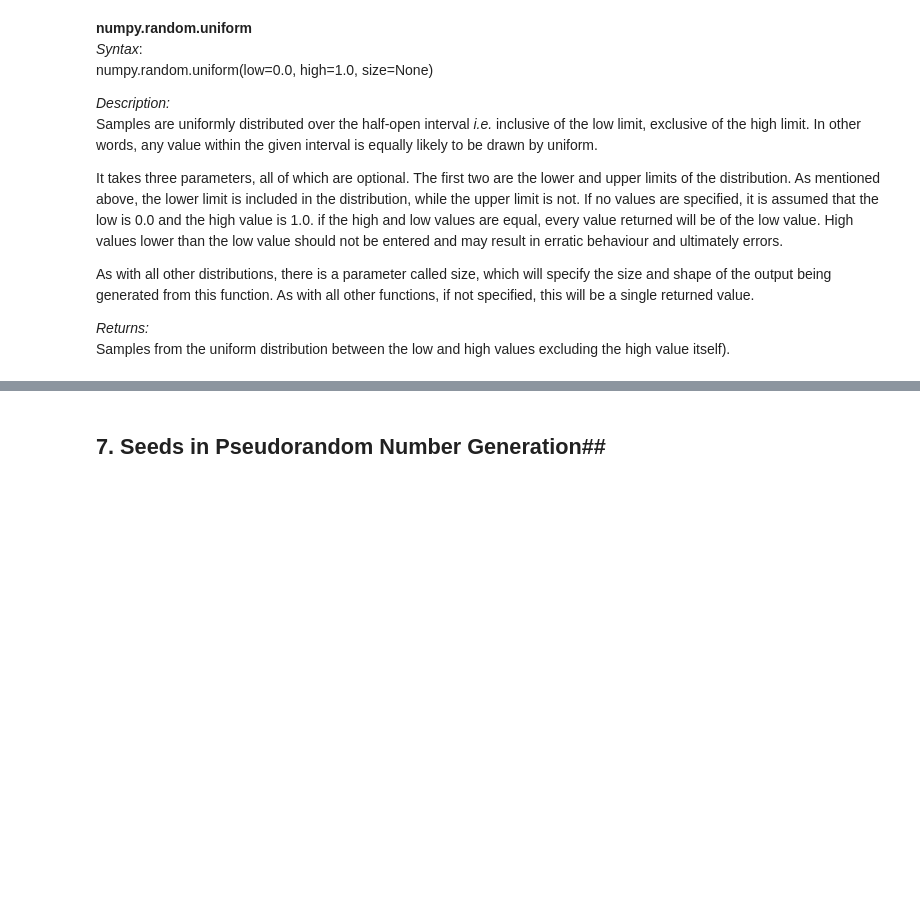
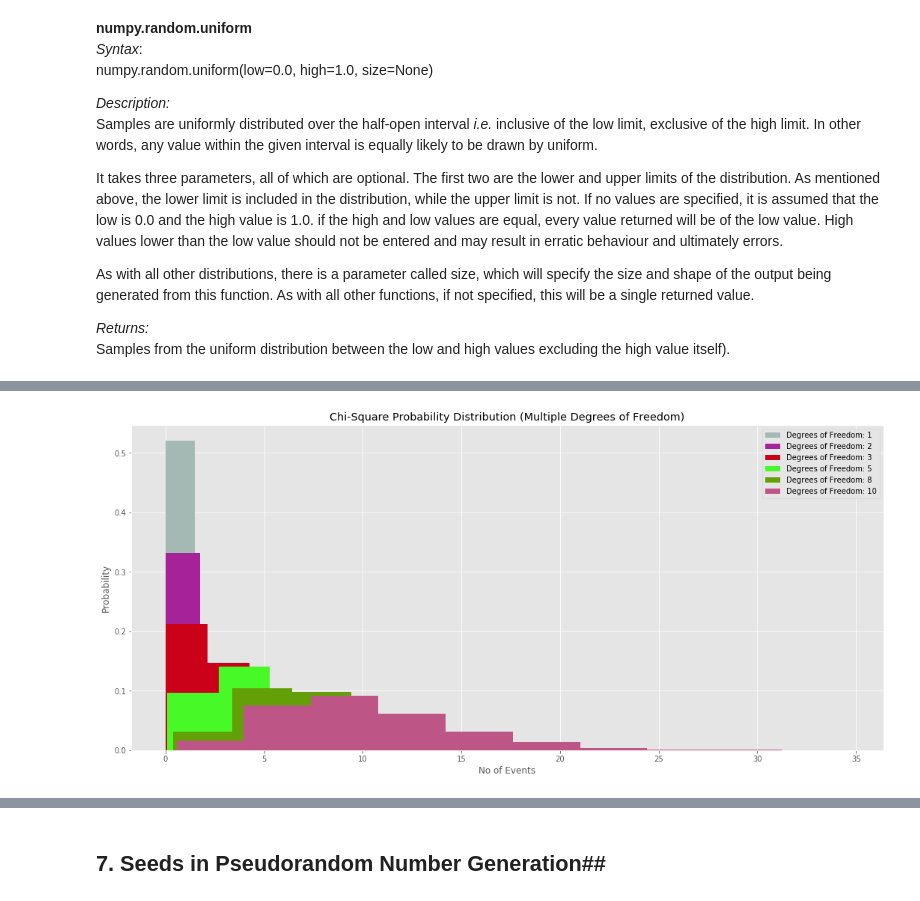
Before and after one commit to YBrady/03-PDA-Assignment-numpy.random, a Jupyter notebook: 03-PDA-numpy.random.ipynb, the cells around one changed output, grey strips where cells are left out. Drawn from its saved outputs; the diff is of its cells as text; code cells hidden in the pictures; blank space fills up the shorter version.

Commit message:
Complete - to check github layout transformations

```diff
--- a/03-PDA-numpy.random.ipynb
+++ b/03-PDA-numpy.random.ipynb
@@ -1224,0 +1111,28 @@ Because the output is limited to the range of the C long type, a ValueError is r
+# %%
+#plt.hist(np.ranbdom.chisquare(1,1000))
+
+size = 10000
+#Going to check against a range of degrees of freedom values from 1-10
+for df in [1,2,3,5,8,10]:
+
+    # generate size values from a poisson distribution
+    cs_values = np.random.chisquare(df, size)
+
+    # draw histogram of chisquare values
+    plt.hist(
+        cs_values,
+        density=1,
+        # pick a random color - using np.random.rand!
+        color = np.random.rand(1, 3),
+        # label the histogram with its probability
+        label="Degrees of Freedom: "+str(df))
+# Configuring Plot
+#plt.xticks(np.arange(0, 1100, 100))
+plt.xlabel("No of Events")
+plt.ylabel("Probability")
+plt.title("Chi-Square Probability Distribution (Multiple Degrees of Freedom)")
+plt.legend(loc="upper right")
+
+plt.show()
+# %% [output]
+[figure, added]
```
Also changed, not shown: parts of 66 cells of this notebook, 5 other files.
